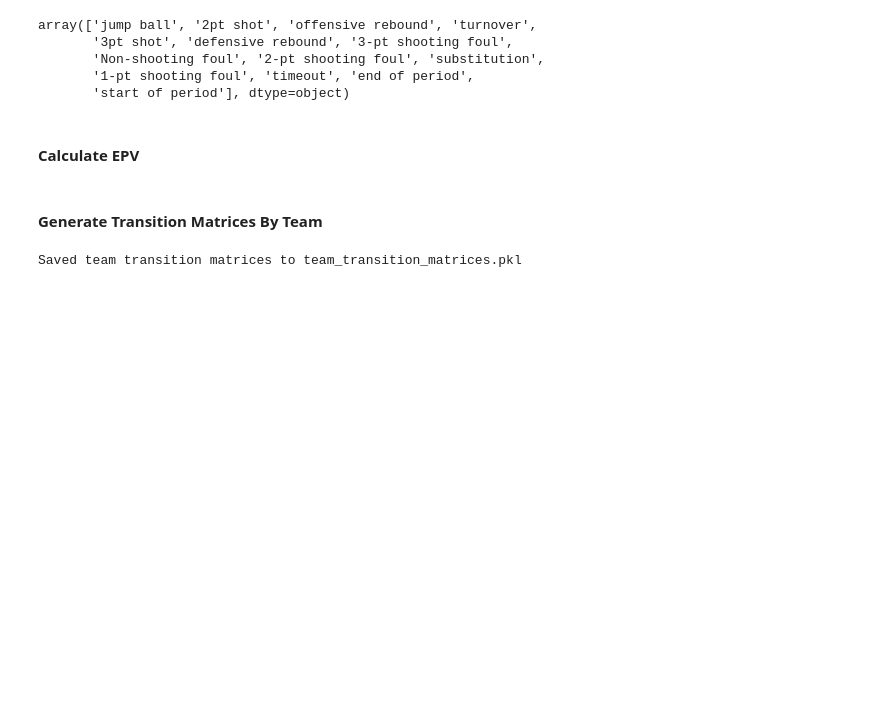
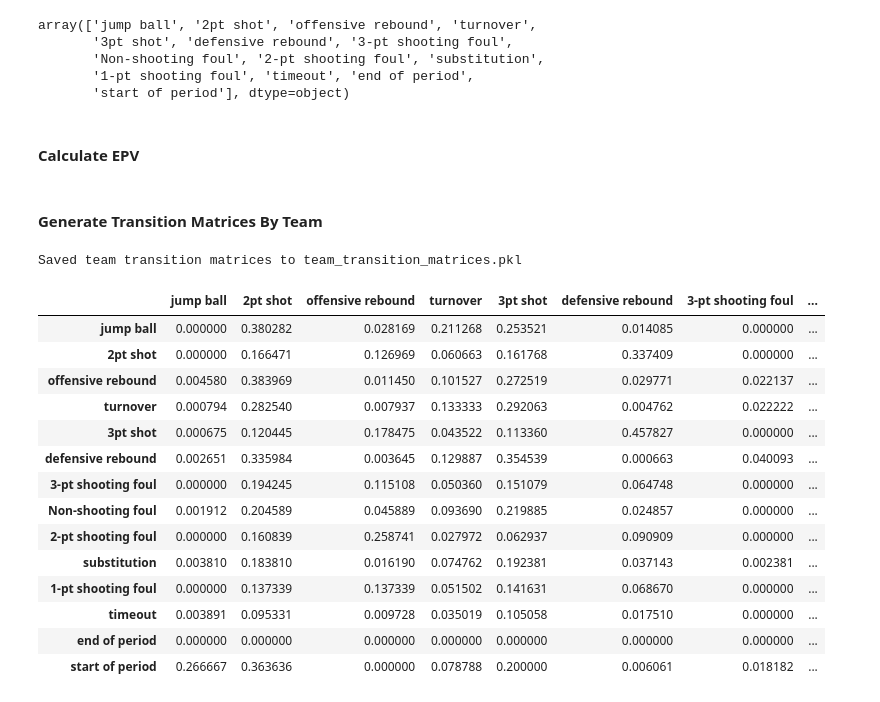
Before and after one commit to GauravMohan1/nba_shot_zone_markov, a Jupyter notebook: markov_model.ipynb, the cells around one changed output. Drawn from its saved outputs; the diff is of its cells as text; code cells hidden in the pictures; blank space fills up the shorter version.

```diff
--- a/markov_model.ipynb
+++ b/markov_model.ipynb
@@ -344,3 +344,21 @@ with open(filename, 'wb') as file:
 print(f"Saved team transition matrices to {filename}")
 # %% [output]
 Saved team transition matrices to team_transition_matrices.pkl
+# %%
+team_transition_matrices['GSW']
+# %% [output]
+|  | jump ball | 2pt shot | offensive rebound | turnover | 3pt shot | defensive rebound | 3-pt shooting foul | ... |
+| jump ball | 0.000000 | 0.380282 | 0.028169 | 0.211268 | 0.253521 | 0.014085 | 0.000000 | ... |
+| 2pt shot | 0.000000 | 0.166471 | 0.126969 | 0.060663 | 0.161768 | 0.337409 | 0.000000 | ... |
+| offensive rebound | 0.004580 | 0.383969 | 0.011450 | 0.101527 | 0.272519 | 0.029771 | 0.022137 | ... |
+| turnover | 0.000794 | 0.282540 | 0.007937 | 0.133333 | 0.292063 | 0.004762 | 0.022222 | ... |
+| 3pt shot | 0.000675 | 0.120445 | 0.178475 | 0.043522 | 0.113360 | 0.457827 | 0.000000 | ... |
+| defensive rebound | 0.002651 | 0.335984 | 0.003645 | 0.129887 | 0.354539 | 0.000663 | 0.040093 | ... |
+| 3-pt shooting foul | 0.000000 | 0.194245 | 0.115108 | 0.050360 | 0.151079 | 0.064748 | 0.000000 | ... |
+| Non-shooting foul | 0.001912 | 0.204589 | 0.045889 | 0.093690 | 0.219885 | 0.024857 | 0.000000 | ... |
+| 2-pt shooting foul | 0.000000 | 0.160839 | 0.258741 | 0.027972 | 0.062937 | 0.090909 | 0.000000 | ... |
+| substitution | 0.003810 | 0.183810 | 0.016190 | 0.074762 | 0.192381 | 0.037143 | 0.002381 | ... |
+| 1-pt shooting foul | 0.000000 | 0.137339 | 0.137339 | 0.051502 | 0.141631 | 0.068670 | 0.000000 | ... |
+| timeout | 0.003891 | 0.095331 | 0.009728 | 0.035019 | 0.105058 | 0.017510 | 0.000000 | ... |
+| end of period | 0.000000 | 0.000000 | 0.000000 | 0.000000 | 0.000000 | 0.000000 | 0.000000 | ... |
+| start of period | 0.266667 | 0.363636 | 0.000000 | 0.078788 | 0.200000 | 0.006061 | 0.018182 | ... |
```
Also changed, not shown: 3 other files.
